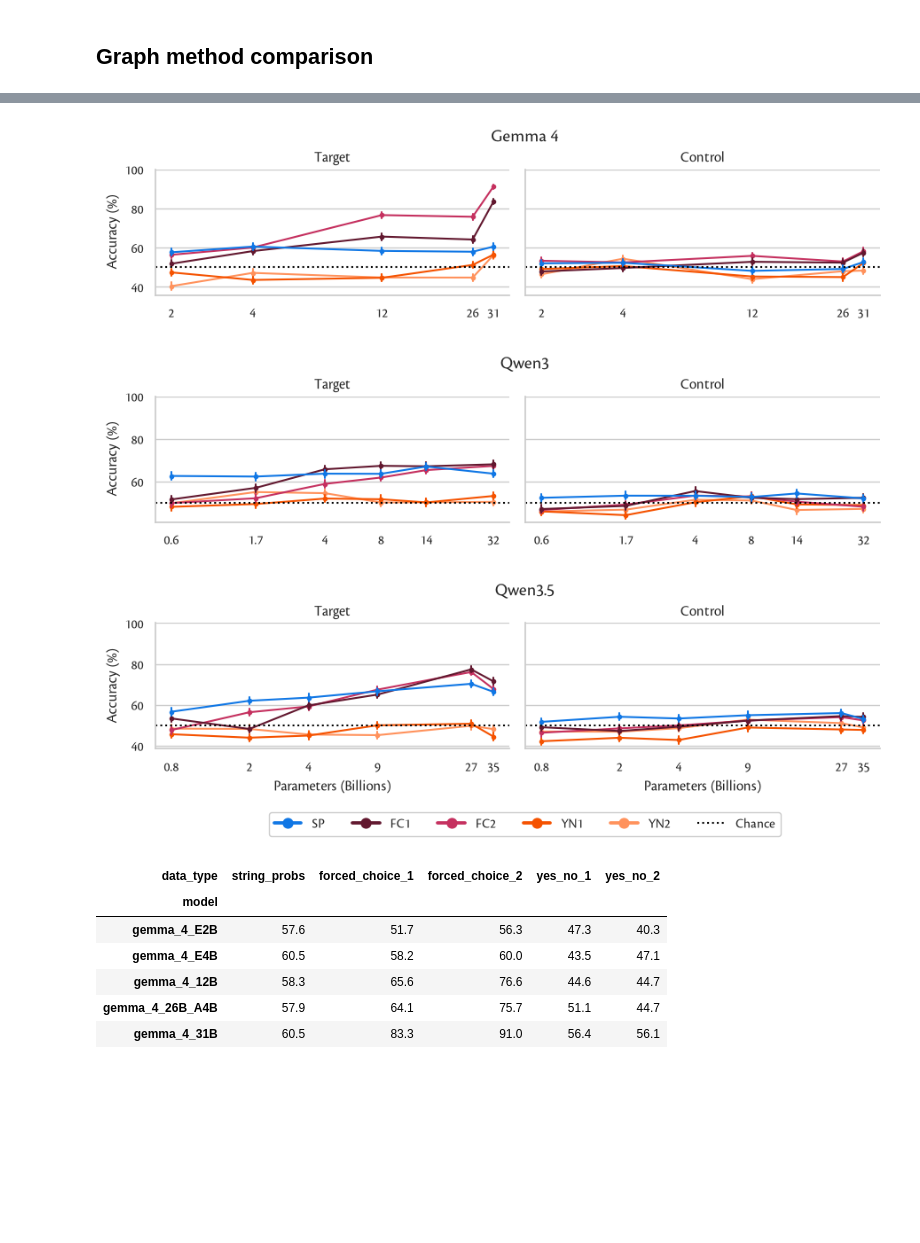
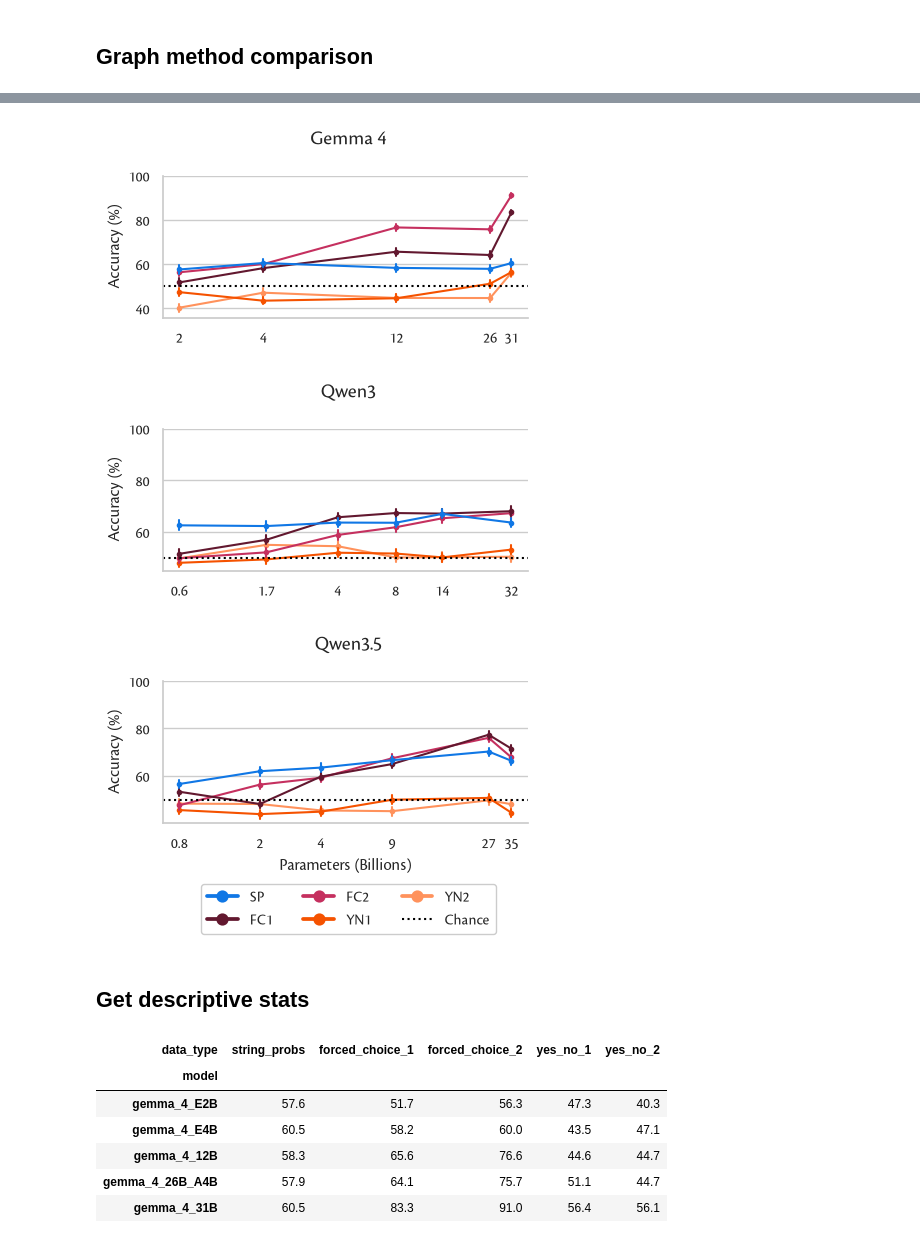
Before and after one commit to robpasternak/prompts-probs-focus, a Jupyter notebook: notebooks/experiment_02_data.ipynb, the cells around one changed output, grey strips where cells are left out. Drawn from its saved outputs; the diff is of its cells as text; code cells hidden in the pictures; blank space fills up the shorter version.

```diff
--- a/notebooks/experiment_02_data.ipynb
+++ b/notebooks/experiment_02_data.ipynb
@@ -147,11 +154,11 @@ def method_comp_plot(model_family: str, include_legend: bool = True, include_con
         x='model_size',
         kind='point',
         col='condition',
-        col_order = ['Target', 'Control'],
+        col_order = ['Target', 'Control'] if include_controls else ['Target'],
         native_scale=True,
         palette=METHODS_PALETTE,
         estimator=lambda x: (sum(x) / len(x)) * 100,
-        col_wrap=2,
+        col_wrap=2 if include_controls else 1,
         height=2.5,
         aspect=1.8
     )
@@ -214,9 +221,9 @@ def method_comp_plot(model_family: str, include_legend: bool = True, include_con
             handles=handles,
             labels=labels,
             title='',
-            bbox_to_anchor = (0.5, -.15),
+            bbox_to_anchor = (0.5, -.2),
             loc='lower center',
-            ncols = 6,
+            ncols = 6 if include_controls else 3,
             framealpha = 1
         )
     g.figure.suptitle(model_family, y=1.03)
@@ -224,18 +231,20 @@ def method_comp_plot(model_family: str, include_legend: bool = True, include_con
     # g.set_xticklabels(rotation=-45)
     return g
 # %%
-gemma_plot_method_comp = method_comp_plot("Gemma 4", include_legend=False)
+gemma_plot_method_comp = method_comp_plot("Gemma 4", include_legend=False, include_controls=False)
 gemma_plot_method_comp.savefig('../graphs/03a_gemma_methods_exp2.png')
 # %% [output]
-[figure, old version]
+[figure, new version]
 # %%
-qwen_3_plot_method_comp = method_comp_plot("Qwen3", include_legend=False)
+qwen_3_plot_method_comp = method_comp_plot("Qwen3", include_legend=False, include_controls=False)
 qwen_3_plot_method_comp.savefig('../graphs/03b_qwen3_methods_exp2.png')
 # %% [output]
-[figure, old version]
+[figure, new version]
 # %%
-qwen_35_plot_method_comp = method_comp_plot("Qwen3.5")
+qwen_35_plot_method_comp = method_comp_plot("Qwen3.5", include_controls=False)
 qwen_35_plot_method_comp.savefig('../graphs/03c_qwen35_methods_exp2.png')
 # %% [output]
-[figure, old version]
+[figure, new version]
+# %% [markdown]
+## Get descriptive stats
 # %%
```
Also changed, not shown: parts of 11 cells of this notebook, 37 other files.
